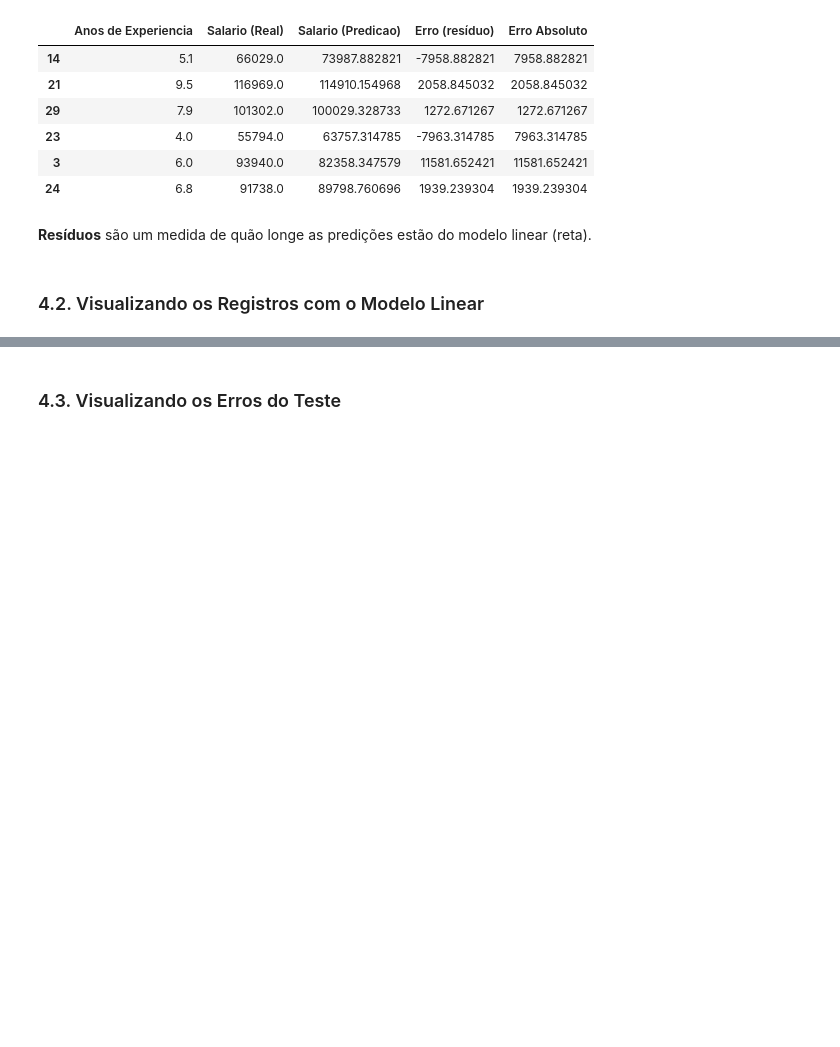
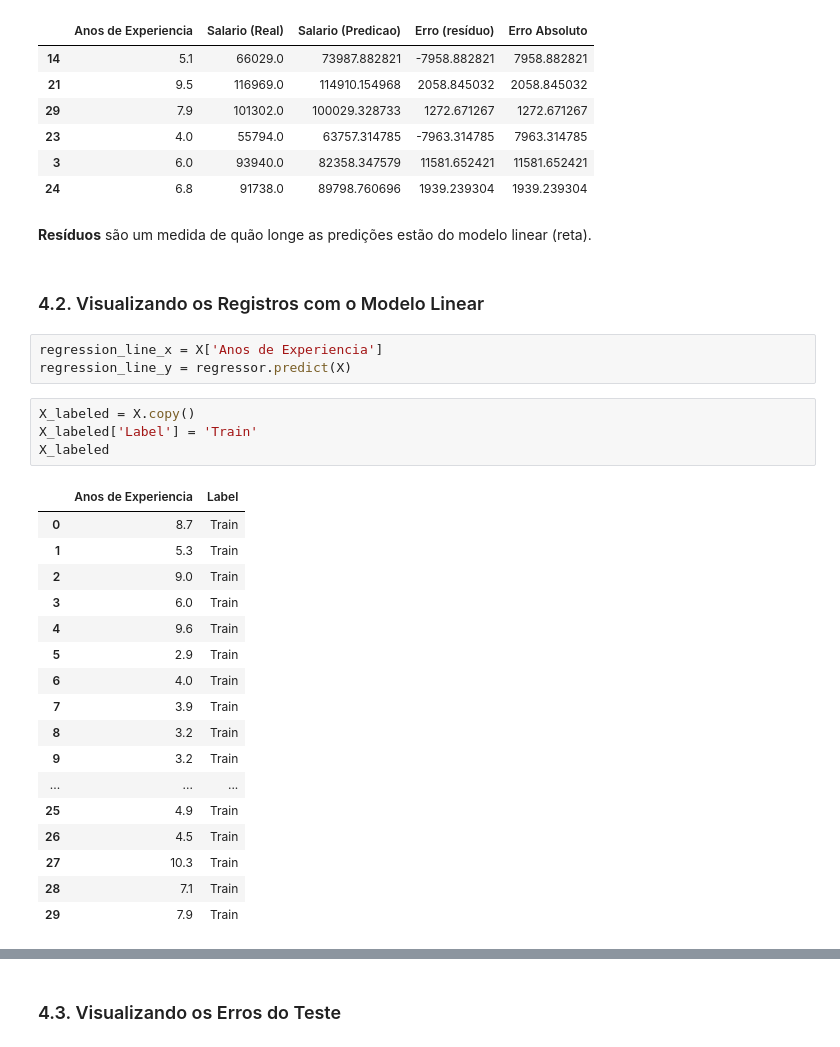
Before and after one commit to prof-samuka-IFSP/IFSP-CMP-D1AED-2021.1, a Jupyter notebook: regressao_linear/regressao_linear_simples.ipynb, the cells around one changed output, grey strips where cells are left out. Drawn from its saved outputs; the diff is of its cells as text; blank space fills up the shorter version.

```diff
--- a/regressao_linear/regressao_linear_simples.ipynb
+++ b/regressao_linear/regressao_linear_simples.ipynb
@@ -337,3 +337,28 @@ resultados
 **Resíduos** são um medida de quão longe as predições estão do modelo linear (reta).
 # %% [markdown]
 ### 4.2. Visualizando os Registros com o Modelo Linear
+# %%
+regression_line_x = X['Anos de Experiencia']
+regression_line_y = regressor.predict(X)
+# %%
+X_labeled = X.copy()
+X_labeled['Label'] = 'Train'
+X_labeled
+# %% [output]
+|  | Anos de Experiencia | Label |
+| 0 | 8.7 | Train |
+| 1 | 5.3 | Train |
+| 2 | 9.0 | Train |
+| 3 | 6.0 | Train |
+| 4 | 9.6 | Train |
+| 5 | 2.9 | Train |
+| 6 | 4.0 | Train |
+| 7 | 3.9 | Train |
+| 8 | 3.2 | Train |
+| 9 | 3.2 | Train |
+| ... | ... | ... |
+| 25 | 4.9 | Train |
+| 26 | 4.5 | Train |
+| 27 | 10.3 | Train |
+| 28 | 7.1 | Train |
+| 29 | 7.9 | Train |
```
Also changed, not shown: parts of 12 cells of this notebook, 1 other file.
